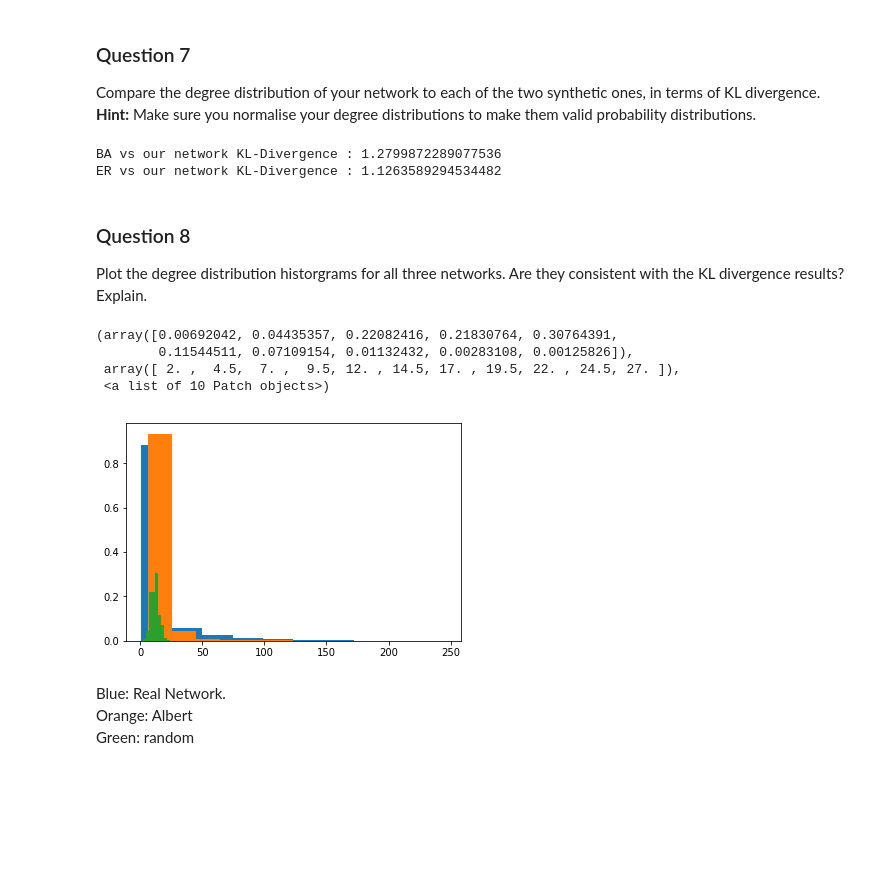
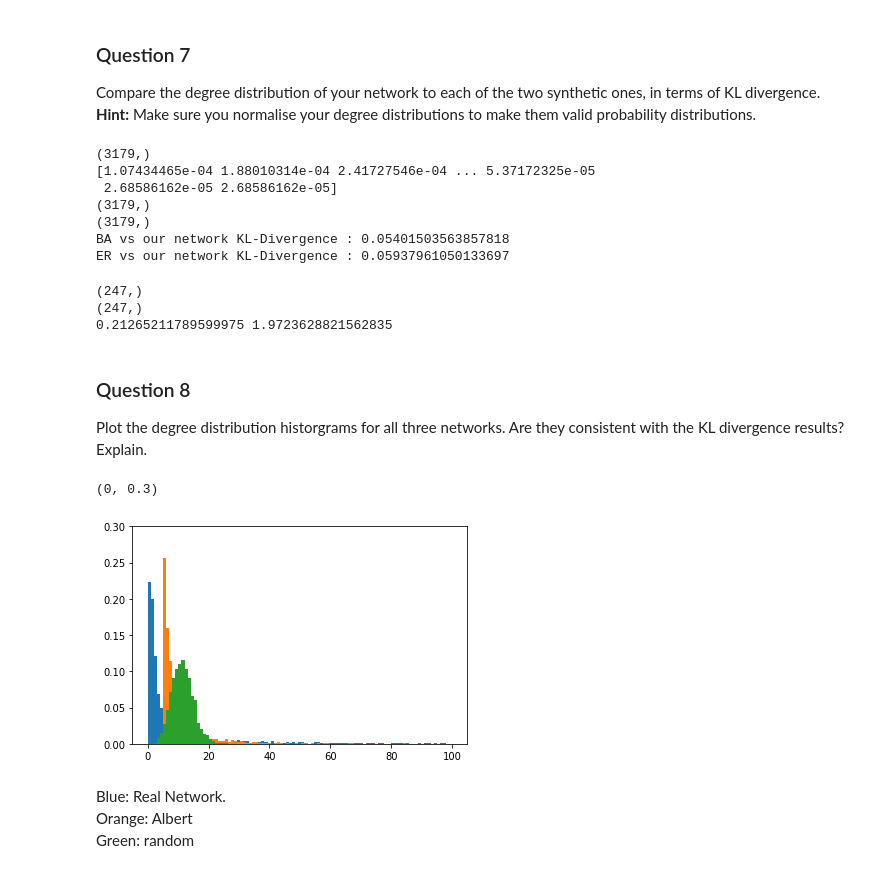
Before and after one commit to dsalathe/group_ntds, a Jupyter notebook: 2_network_models.ipynb, the cells around one changed output. Drawn from its saved outputs; the diff is of its cells as text; code cells hidden in the pictures; blank space fills up the shorter version.

```diff
--- a/2_network_models.ipynb
+++ b/2_network_models.ipynb
@@ -299,21 +361,40 @@ Compare the degree distribution of your network to each of the two synthetic one
 def make_distribution(adjacency):
     degree = np.sum(adjacency, axis = 0)
     total = degree.sum()
+    print(degree.shape)
     return degree / total, degree
 
-
-
 real_distr, degReal = make_distribution(adjacency)
+print(real_distr)
 albert_distr, degAlbert = make_distribution(ba)
 er_distr, degEr = make_distribution(er)
 
-realToAlbert = kl_divergence(real_distr, albert_distr)
-realToEr = kl_divergence(real_distr, er_distr)
+realToAlbert = kl_divergence(real_distr, albert_distr, log=True, first_interval_width = 10, exponent = 2)
+realToEr = kl_divergence(real_distr, er_distr, log=True, first_interval_width = 10, exponent = 2)
 print("BA vs our network KL-Divergence :",realToAlbert)
 print("ER vs our network KL-Divergence :", realToEr)
 # %% [output]
-BA vs our network KL-Divergence : 1.2799872289077536
-ER vs our network KL-Divergence : 1.1263589294534482
+(3179,)
+[1.07434465e-04 1.88010314e-04 2.41727546e-04 ... 5.37172325e-05
+ 2.68586162e-05 2.68586162e-05]
+(3179,)
+(3179,)
+BA vs our network KL-Divergence : 0.05401503563857818
+ER vs our network KL-Divergence : 0.05937961050133697
+# %%
+our_dist = real_distrib(degReal)
+ba_dist = real_distrib(degAlbert)
+print(our_dist.shape)
+er_dist = real_distrib(degEr)
+
+print(our_dist.shape)
+compare_BA = kl_divergence(our_dist, ba_dist, bins = 25)
+compare_ER = kl_divergence(our_dist, er_dist, bins = 25)
+print(compare_BA, compare_ER)
+# %% [output]
+(247,)
+(247,)
+0.21265211789599975 1.9723628821562835
 # %% [markdown]
 ### Question 8
 
@@ -321,15 +402,14 @@ Plot the degree distribution historgrams for all three networks. Are they consis
 # %%
 weights = np.ones_like(degReal) / float(n_nodes)
 #assert weights.all() == (np.ones_like(degAlbert) / float(n_nodes)).all()
-plt.hist(degReal, weights=weights)
-plt.hist(degAlbert, weights=weights)
-plt.hist(degEr, weights=weights)
+b = np.linspace(0, 100, 100)
+plt.hist(degReal, weights=weights, bins=b)
+plt.hist(degAlbert, weights=weights, bins=b)
+plt.hist(degEr, weights=weights, bins=b)
+plt.ylim((0, 0.3))
 # %% [output]
-(array([0.00692042, 0.04435357, 0.22082416, 0.21830764, 0.30764391,
-        0.11544511, 0.07109154, 0.01132432, 0.00283108, 0.00125826]),
- array([ 2. ,  4.5,  7. ,  9.5, 12. , 14.5, 17. , 19.5, 22. , 24.5, 27. ]),
- <a list of 10 Patch objects>)
+(0, 0.3)
-[figure, old version]
+[figure, new version]
 # %% [markdown]
 Blue: Real Network. <br/>
 Orange: Albert <br/>
```
Also changed, not shown: parts of 19 cells of this notebook.
